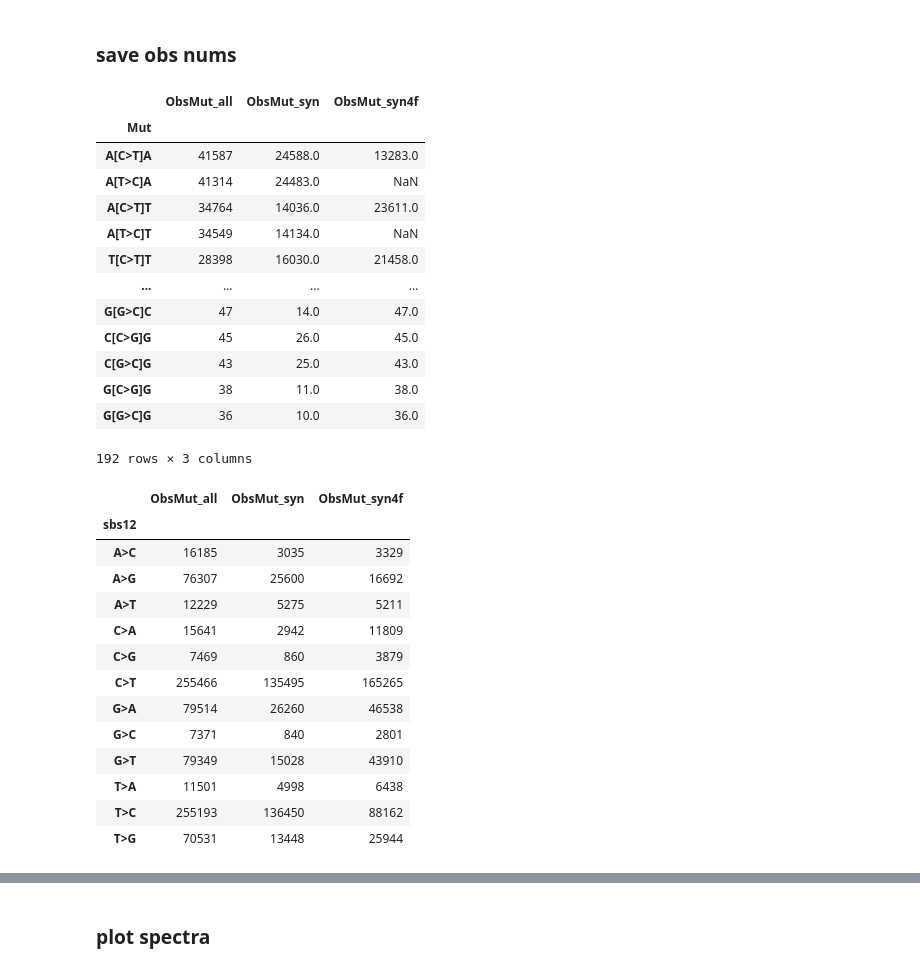
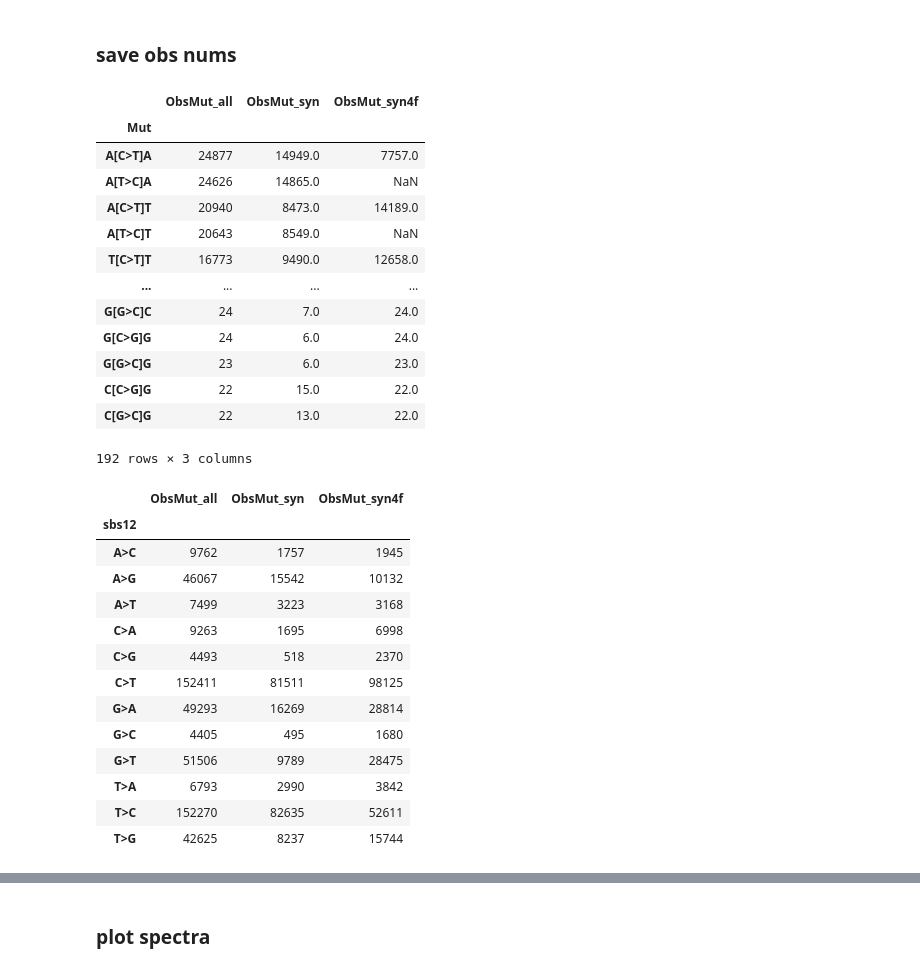
Before and after one commit to mitoclub/RNAViralMutSpec, a Jupyter notebook: notebooks/13.mutspec_verification.ipynb, the cells around one changed output, grey strips where cells are left out. Drawn from its saved outputs; the diff is of its cells as text; code cells hidden in the pictures.

```diff
--- a/notebooks/13.mutspec_verification.ipynb
+++ b/notebooks/13.mutspec_verification.ipynb
@@ -268,5 +268,6 @@ ref_annot.sample(10)
 # %%
 df = mut.merge(ref_annot, on=['Pos'])
+df = df[df.is_leaf]
 df = df[(df.GenType == 'translated') & (df.NucInCodon.isin(list('123')))]
 df['NucInCodon'] = df['NucInCodon'].astype(int)
 df['Codon'] = df.apply(lambda x: x.parent_nucl_context[3-x.NucInCodon: 6-x.NucInCodon], axis=1).str.upper()
@@ -308,43 +308,43 @@ obs_freqs = pd.concat([
     ], axis=1,
 )
 obs_freqs.index.name = 'Mut'
-obs_freqs.to_csv('../data/observed_mutations_full_genome192.csv')
+obs_freqs.to_csv('../data/spectra_verification/observed_mutations_full_genome192leaves.csv')
 obs_freqs
 # %% [output]
 |  | ObsMut_all | ObsMut_syn | ObsMut_syn4f |
 | Mut |  |  |  |
-| A[C>T]A | 41587 | 24588.0 | 13283.0 |
-| A[T>C]A | 41314 | 24483.0 | NaN |
-| A[C>T]T | 34764 | 14036.0 | 23611.0 |
-| A[T>C]T | 34549 | 14134.0 | NaN |
-| T[C>T]T | 28398 | 16030.0 | 21458.0 |
+| A[C>T]A | 24877 | 14949.0 | 7757.0 |
+| A[T>C]A | 24626 | 14865.0 | NaN |
+| A[C>T]T | 20940 | 8473.0 | 14189.0 |
+| A[T>C]T | 20643 | 8549.0 | NaN |
+| T[C>T]T | 16773 | 9490.0 | 12658.0 |
 | ... | ... | ... | ... |
-| G[G>C]C | 47 | 14.0 | 47.0 |
-| C[C>G]G | 45 | 26.0 | 45.0 |
-| C[G>C]G | 43 | 25.0 | 43.0 |
-| G[C>G]G | 38 | 11.0 | 38.0 |
-| G[G>C]G | 36 | 10.0 | 36.0 |
+| G[G>C]C | 24 | 7.0 | 24.0 |
+| G[C>G]G | 24 | 6.0 | 24.0 |
+| G[G>C]G | 23 | 6.0 | 23.0 |
+| C[C>G]G | 22 | 15.0 | 22.0 |
+| C[G>C]G | 22 | 13.0 | 22.0 |
 192 rows × 3 columns
 # %%
 obs_freqs['sbs12'] = obs_freqs.index.str.slice(2,5)
 obs_freqs12 = obs_freqs.groupby('sbs12').sum().astype(int)
-obs_freqs12.to_csv('../data/observed_mutations_full_genome12.csv')
+obs_freqs12.to_csv('../data/spectra_verification/observed_mutations_full_genome12leaves.csv')
 obs_freqs12
 # %% [output]
 |  | ObsMut_all | ObsMut_syn | ObsMut_syn4f |
 | sbs12 |  |  |  |
-| A>C | 16185 | 3035 | 3329 |
-| A>G | 76307 | 25600 | 16692 |
-| A>T | 12229 | 5275 | 5211 |
-| C>A | 15641 | 2942 | 11809 |
-| C>G | 7469 | 860 | 3879 |
-| C>T | 255466 | 135495 | 165265 |
-| G>A | 79514 | 26260 | 46538 |
-| G>C | 7371 | 840 | 2801 |
-| G>T | 79349 | 15028 | 43910 |
-| T>A | 11501 | 4998 | 6438 |
-| T>C | 255193 | 136450 | 88162 |
-| T>G | 70531 | 13448 | 25944 |
+| A>C | 9762 | 1757 | 1945 |
+| A>G | 46067 | 15542 | 10132 |
+| A>T | 7499 | 3223 | 3168 |
+| C>A | 9263 | 1695 | 6998 |
+| C>G | 4493 | 518 | 2370 |
+| C>T | 152411 | 81511 | 98125 |
+| G>A | 49293 | 16269 | 28814 |
+| G>C | 4405 | 495 | 1680 |
+| G>T | 51506 | 9789 | 28475 |
+| T>A | 6793 | 2990 | 3842 |
+| T>C | 152270 | 82635 | 52611 |
+| T>G | 42625 | 8237 | 15744 |
 # %%
 dd2 = []
 for g in long_genes.index:
```
Also changed, not shown: parts of 11 cells of this notebook, 7 other files.
